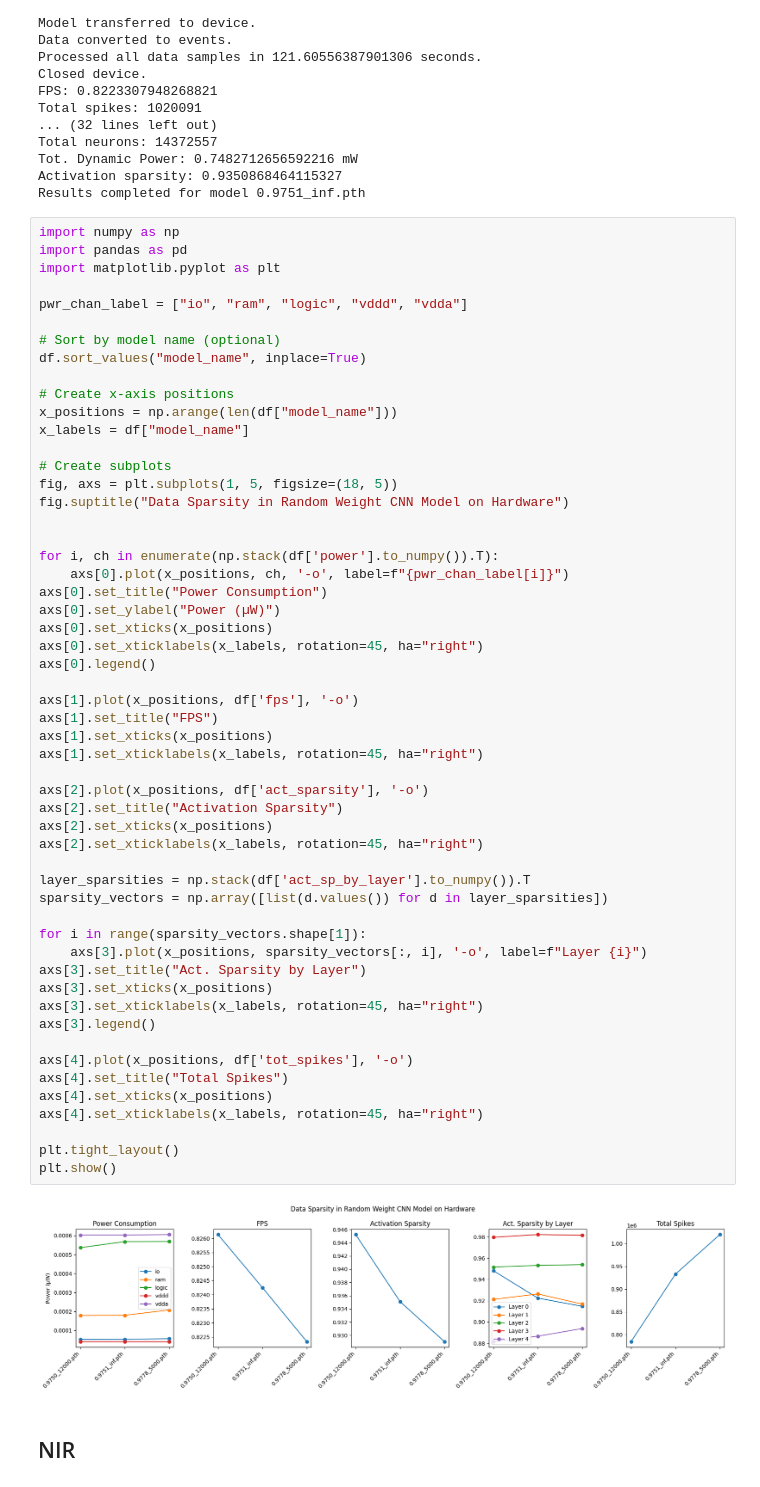
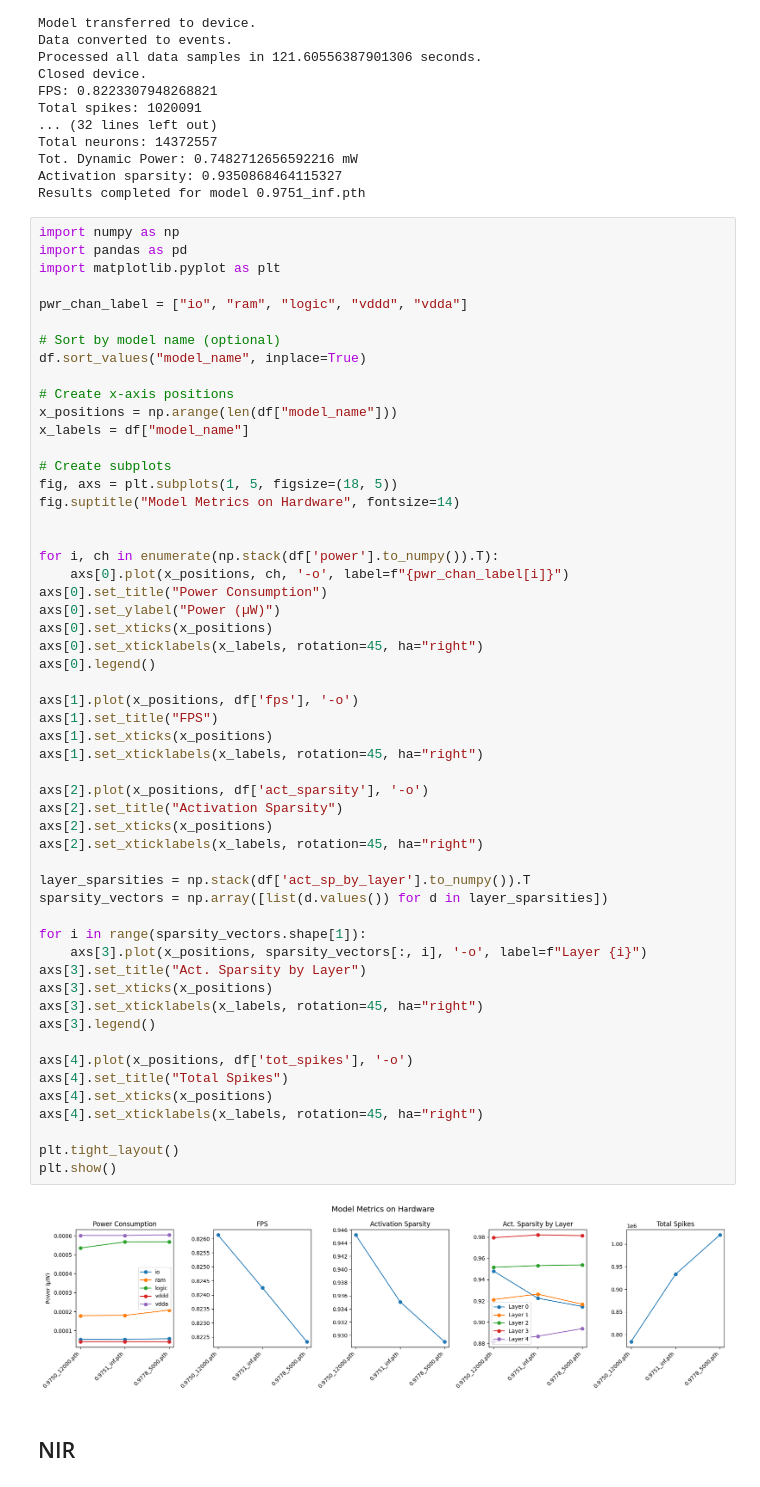
Before and after one commit to neuromorphic-polito/inNuCE_BRANDY-2025, a Jupyter notebook: SNN_sinabs_training.ipynb, the cells around one changed output. Drawn from its saved outputs; the diff is of its cells as text.

```diff
--- a/SNN_sinabs_training.ipynb
+++ b/SNN_sinabs_training.ipynb
@@ -544,7 +544,7 @@ x_labels = df["model_name"]
 
 # Create subplots
 fig, axs = plt.subplots(1, 5, figsize=(18, 5))
-fig.suptitle("Data Sparsity in Random Weight CNN Model on Hardware")
+fig.suptitle("Model Metrics on Hardware", fontsize=14)
 
 
 for i, ch in enumerate(np.stack(df['power'].to_numpy()).T):
@@ -556,34 +556,34 @@ axs[0].set_xticklabels(x_labels, rotation=45, ha="right")
 axs[0].legend()
 
 axs[1].plot(x_positions, df['fps'], '-o')
 axs[1].set_title("FPS")
 axs[1].set_xticks(x_positions)
 axs[1].set_xticklabels(x_labels, rotation=45, ha="right")
 
 axs[2].plot(x_positions, df['act_sparsity'], '-o')
 axs[2].set_title("Activation Sparsity")
 axs[2].set_xticks(x_positions)
 axs[2].set_xticklabels(x_labels, rotation=45, ha="right")
 
 layer_sparsities = np.stack(df['act_sp_by_layer'].to_numpy()).T
 sparsity_vectors = np.array([list(d.values()) for d in layer_sparsities])
 
 for i in range(sparsity_vectors.shape[1]):
     axs[3].plot(x_positions, sparsity_vectors[:, i], '-o', label=f"Layer {i}")
 axs[3].set_title("Act. Sparsity by Layer")
 axs[3].set_xticks(x_positions)
 axs[3].set_xticklabels(x_labels, rotation=45, ha="right")
 axs[3].legend()
 
 axs[4].plot(x_positions, df['tot_spikes'], '-o')
 axs[4].set_title("Total Spikes")
 axs[4].set_xticks(x_positions)
 axs[4].set_xticklabels(x_labels, rotation=45, ha="right")
 
 plt.tight_layout()
 plt.show()
 # %% [output]
-[figure, old version]
+[figure, new version]
 # %% [markdown]
 ## NIR
 # %%
```
